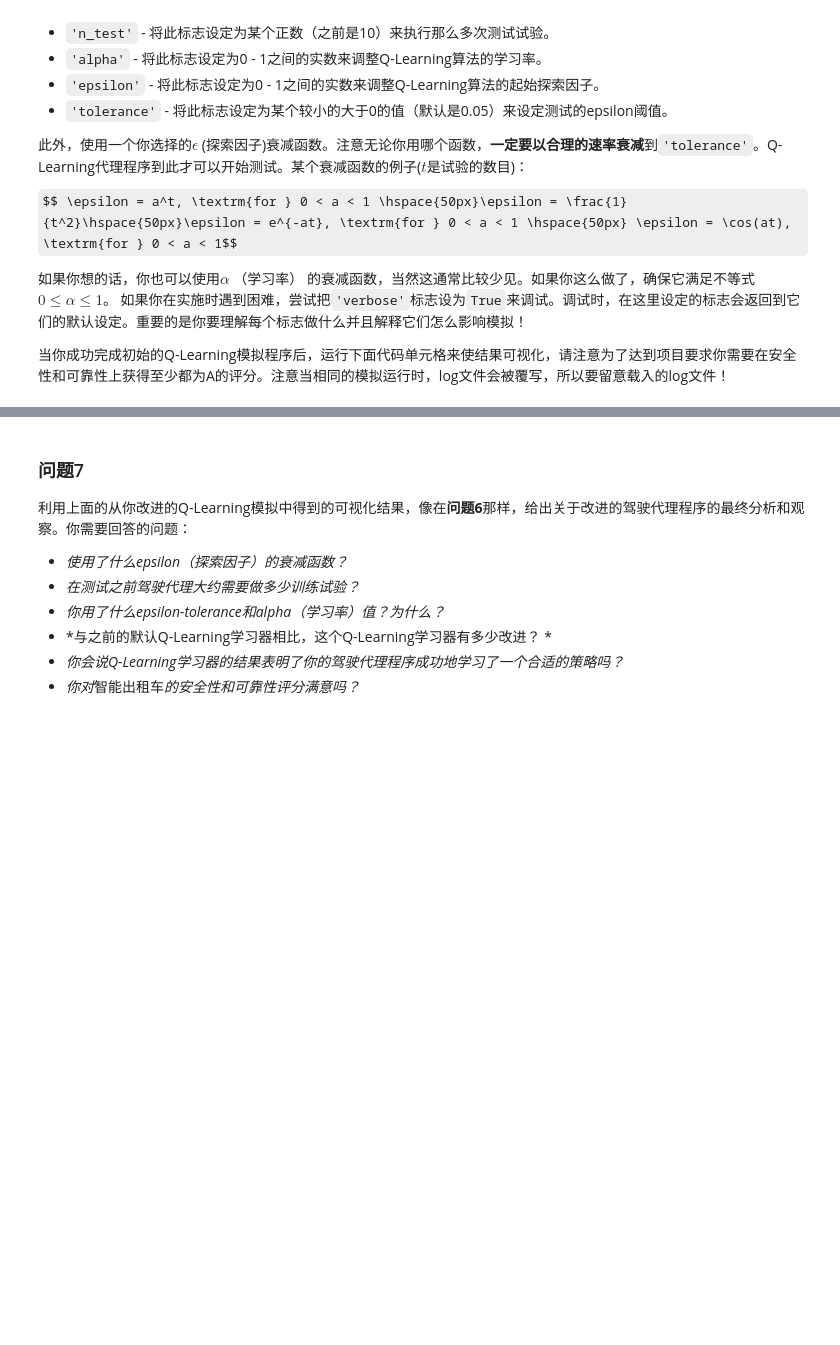
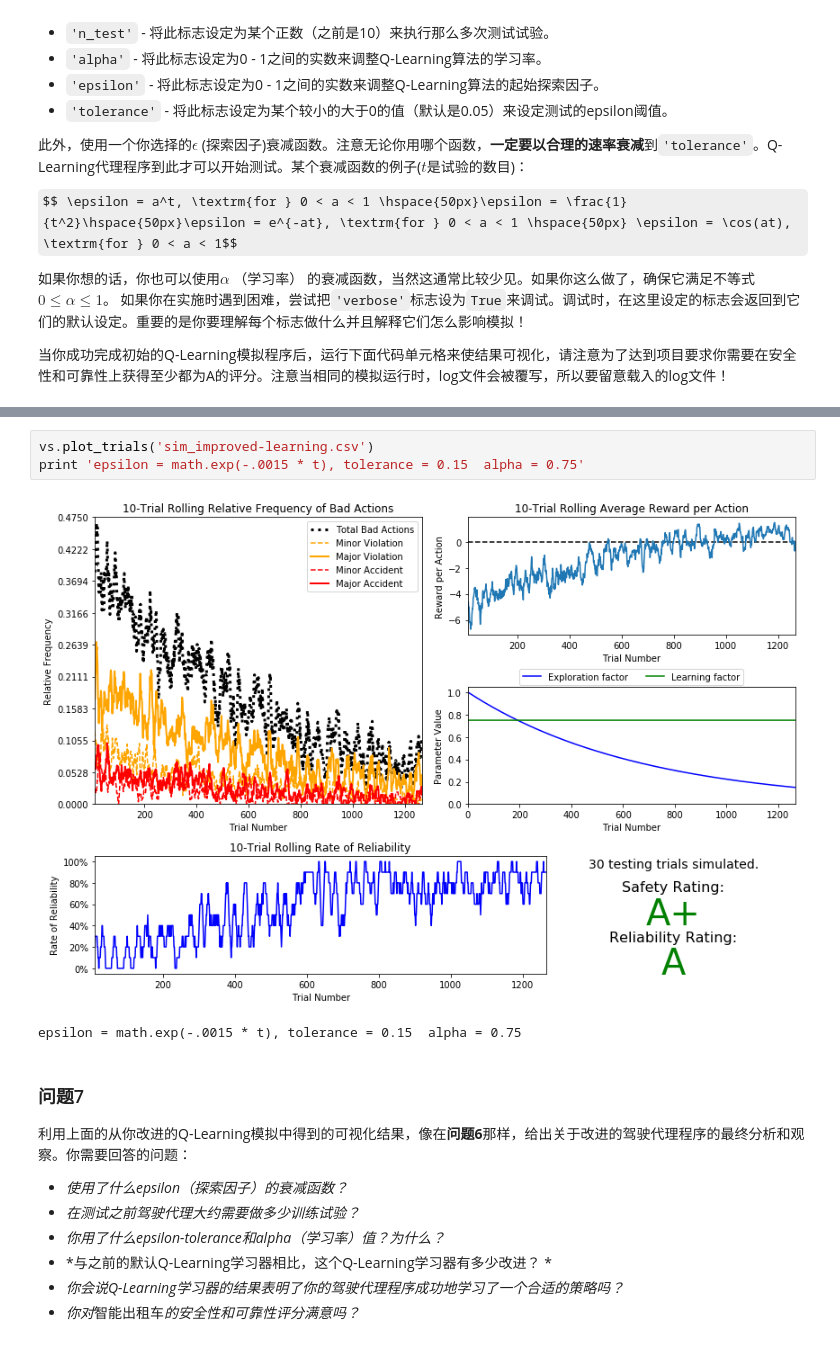
Before and after one commit to LeeZhe/machine-Learning, a Jupyter notebook: smartcab-master/smartcab.ipynb, the cells around one changed output, grey strips where cells are left out. Drawn from its saved outputs; the diff is of its cells as text; some formulas as TeX source; blank space fills up the shorter version.

```diff
--- a/smartcab-master/smartcab.ipynb
+++ b/smartcab-master/smartcab.ipynb
@@ -263,3 +270,9 @@ epsilon = math.exp(-.002 * t), tolerance = 0.2  alpha = 0.75
+# %%
+vs.plot_trials('sim_improved-learning.csv')
+print 'epsilon = math.exp(-.0015 * t), tolerance = 0.15  alpha = 0.75'
+# %% [output]
+[figure, added]
+epsilon = math.exp(-.0015 * t), tolerance = 0.15  alpha = 0.75
 # %% [markdown]
 ### 问题7
 利用上面的从你改进的Q-Learning模拟中得到的可视化结果，像在**问题6**那样，给出关于改进的驾驶代理程序的最终分析和观察。你需要回答的问题：
```
Also changed, not shown: parts of 11 cells of this notebook, 4 other files.
